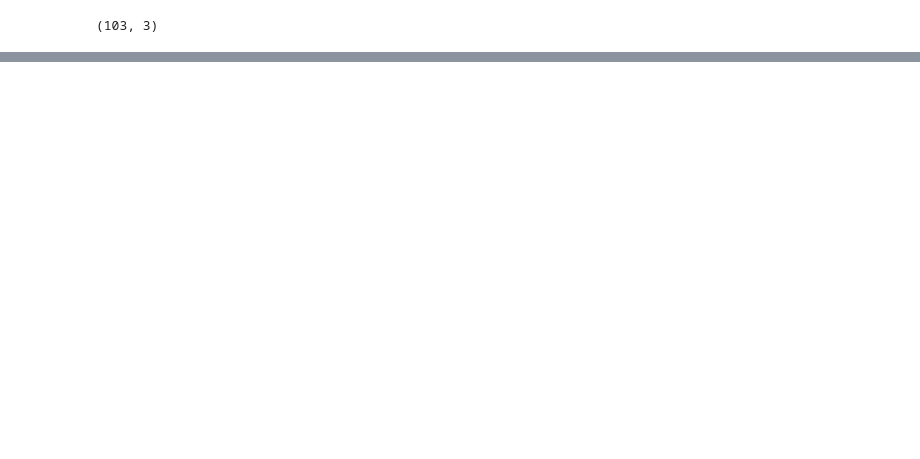
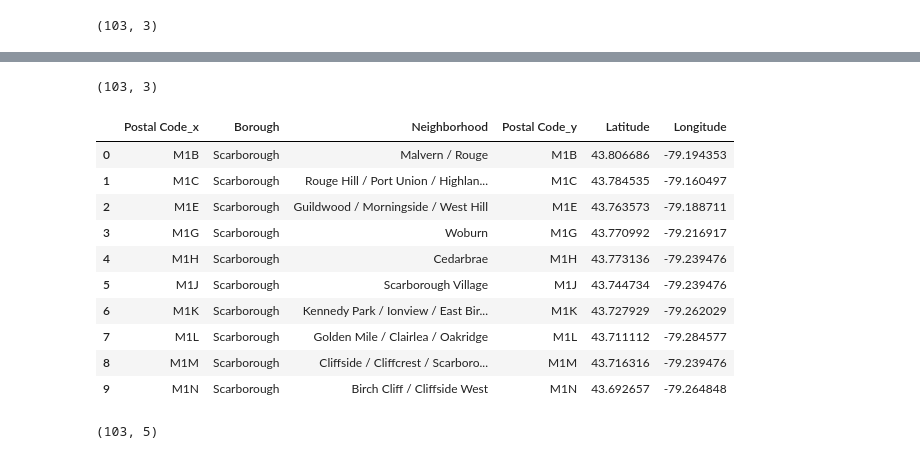
Before and after one commit to sayak1986/clustering-project-toronto, a Jupyter notebook: Clusters 2.ipynb, the cells around one changed output, grey strips where cells are left out. Cells and saved outputs as stored; diff of their text form; code cells hidden in the pictures; blank space fills up the shorter version.

```diff
--- a/Clusters 2.ipynb
+++ b/Clusters 2.ipynb
@@ -135,0 +138,3 @@ toronto_df_dropna.shape
+# %%
+# read the Geospatial Data
+data2=pd.read_csv("http://cocl.us/Geospatial_data")
@@ -135,0 +182,3 @@ toronto_df_dropna.shape
+# %%
+# re-arrange indexes
+toronto_df_dropna.reset_index(drop=True,inplace=True)
@@ -135,0 +199,21 @@ toronto_df_dropna.shape
+# %%
+toronto_df_dropna.shape
+# %% [output]
+(103, 3)
+# %%
+# merge the two dataframes
+merge = toronto_df_dropna.merge(data2, left_index=True, right_index=True)
+# %%
+merge.head(10)
+# %% [output]
+|  | Postal Code_x | Borough | Neighborhood | Postal Code_y | Latitude | Longitude |
+| 0 | M1B | Scarborough | Malvern / Rouge | M1B | 43.806686 | -79.194353 |
+| 1 | M1C | Scarborough | Rouge Hill / Port Union / Highlan... | M1C | 43.784535 | -79.160497 |
+| 2 | M1E | Scarborough | Guildwood / Morningside / West Hill | M1E | 43.763573 | -79.188711 |
+| 3 | M1G | Scarborough | Woburn | M1G | 43.770992 | -79.216917 |
+| 4 | M1H | Scarborough | Cedarbrae | M1H | 43.773136 | -79.239476 |
+| 5 | M1J | Scarborough | Scarborough Village | M1J | 43.744734 | -79.239476 |
+| 6 | M1K | Scarborough | Kennedy Park / Ionview / East Bir... | M1K | 43.727929 | -79.262029 |
+| 7 | M1L | Scarborough | Golden Mile / Clairlea / Oakridge | M1L | 43.711112 | -79.284577 |
+| 8 | M1M | Scarborough | Cliffside / Cliffcrest / Scarboro... | M1M | 43.716316 | -79.239476 |
+| 9 | M1N | Scarborough | Birch Cliff / Cliffside West | M1N | 43.692657 | -79.264848 |
@@ -135,0 +226,4 @@ toronto_df_dropna.shape
+# %%
+merge.shape
+# %% [output]
+(103, 5)
```
Also changed, not shown: parts of 11 cells of this notebook.
